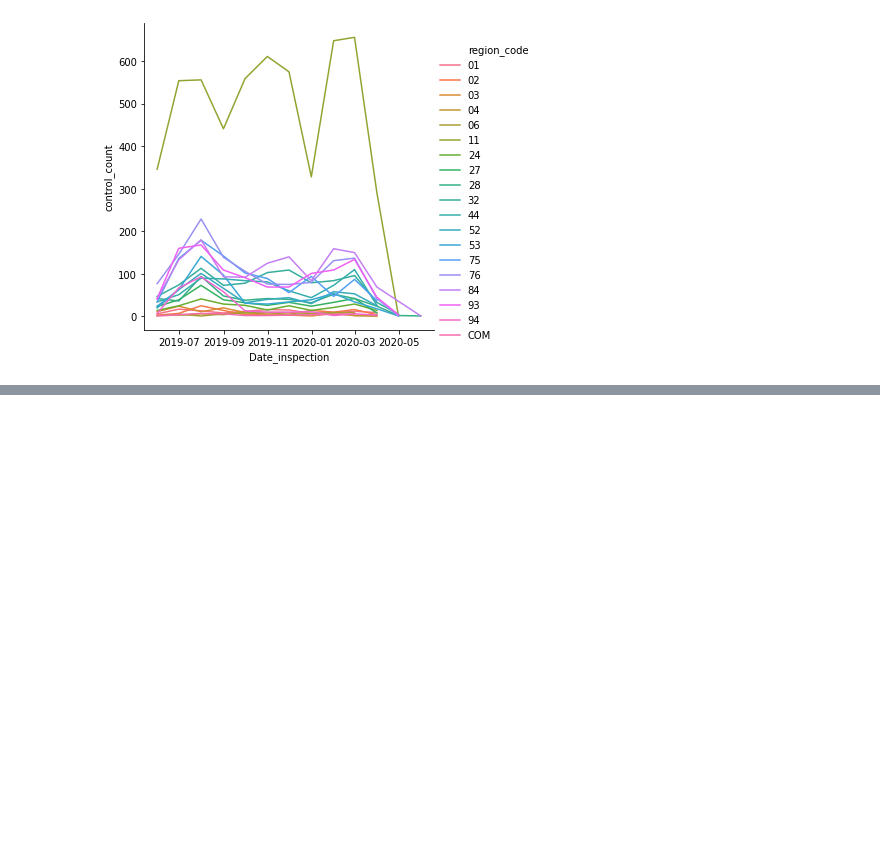
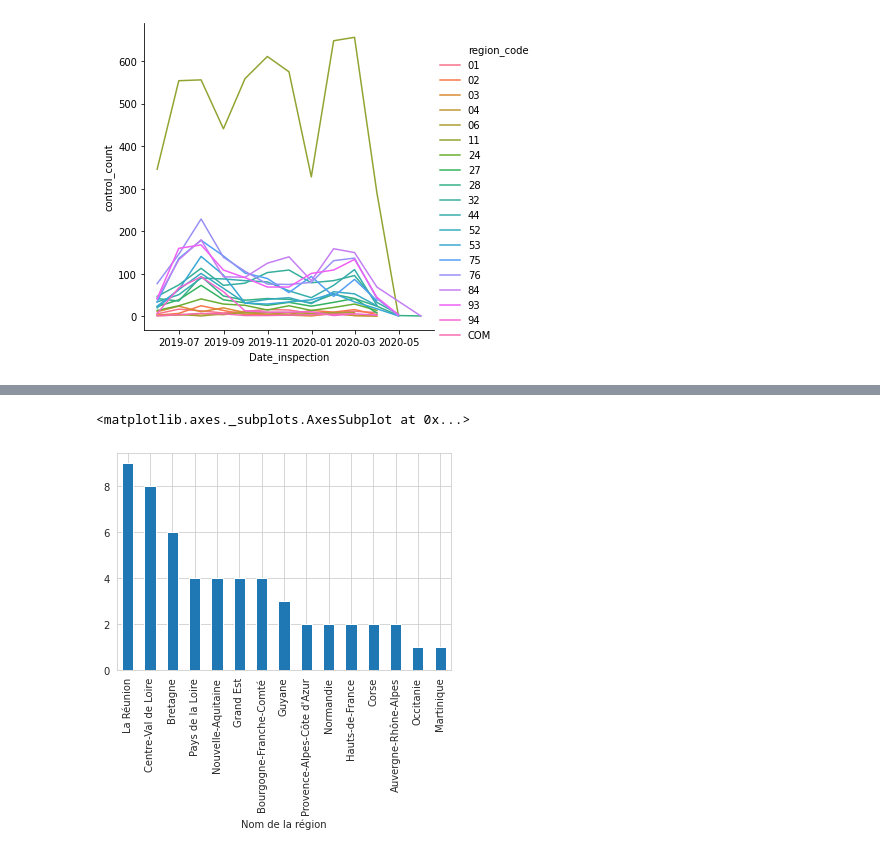
Before and after one commit to etalab-ia/ami-ia, a Jupyter notebook: notebooks/ami_ia_dataviz_rr.ipynb, the cells around one changed output, grey strips where cells are left out. Drawn from its saved outputs; the diff is of its cells as text; code cells hidden in the pictures; blank space fills up the shorter version.

Commit message:
add visualisation for regions not compliants

```diff
--- a/notebooks/ami_ia_dataviz_rr.ipynb
+++ b/notebooks/ami_ia_dataviz_rr.ipynb
@@ -233,8 +242,10 @@ sns.relplot(x = 'Date_inspection', y= 'control_count', hue = 'region_code', data
 df_inspections = df_inspections[df_inspections.region_code != 'COM']
 # convert region_codes to int in order to merge
 df_inspections['region_code_int'] = df_inspections['region_code'].astype('int64')
-df_inspections = pd.merge(df_inspections, df_pop_regions, how= 'left', left_on='region_code', right_on='Code région')
-df_inspections['ratio_control_for100000'] = df_inspections['control_count'] / df_inspections['Population totale'] * 100000
+# merge the inspection list with the population data
+df_inspections = pd.merge(df_inspections, df_pop_regions, how= 'left', left_on='region_code_int', right_on='Code région')
+# this is what we obtained :
+df_inspections.head()
 # %% [output]
 A value is trying to be set on a copy of a slice from a DataFrame.
 Try using .loc[row_indexer,col_indexer] = value instead
@@ -250,0 +345,5 @@ g.set(ylim=(0, 2))
+# %%
+# looks like that due to the coronavirus, people were not inspecting in april or may 2020: let's remove these months for the analysis
+df_inspections = df_inspections[df_inspections['Date_inspection'] < '2020-04']
+# let's check that we removed everything
+df_inspections.groupby(['Date_inspection'])['ratio_control_for100000'].count().sort_values(ascending = False)
@@ -250,0 +398,4 @@ g.set(ylim=(0, 2))
+# %%
+# let's have a look at the regions that did less that 1 inspection per 100 000 inhabitants
+df_few_inspections = df_inspections[df_inspections['ratio_control_for100000'] < 1.0]
+df_few_inspections.groupby(['Nom de la région'])['ratio_control_for100000'].count().sort_values(ascending = False)
@@ -250,0 +420,6 @@ g.set(ylim=(0, 2))
+# %%
+data = df_few_inspections.groupby(['Nom de la région'])['ratio_control_for100000'].count().sort_values(ascending = False)
+data.plot(kind = 'bar')
+# %% [output]
+<matplotlib.axes._subplots.AxesSubplot at 0x...>
+[figure, added]
```
Also changed, not shown: parts of 21 cells of this notebook.
